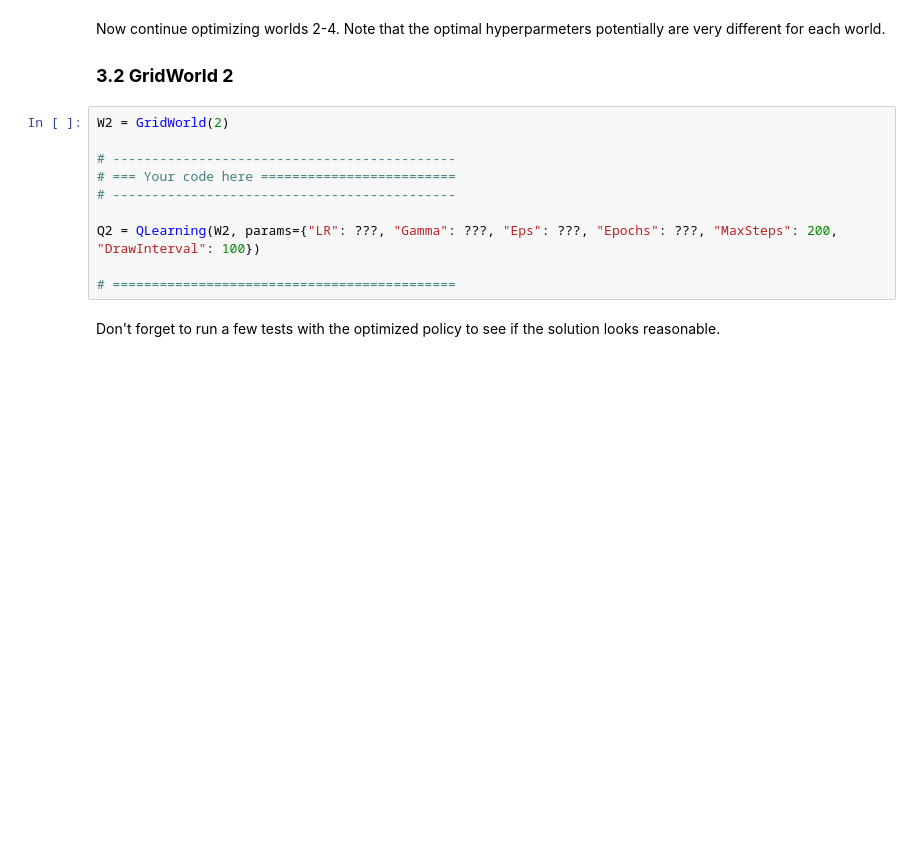
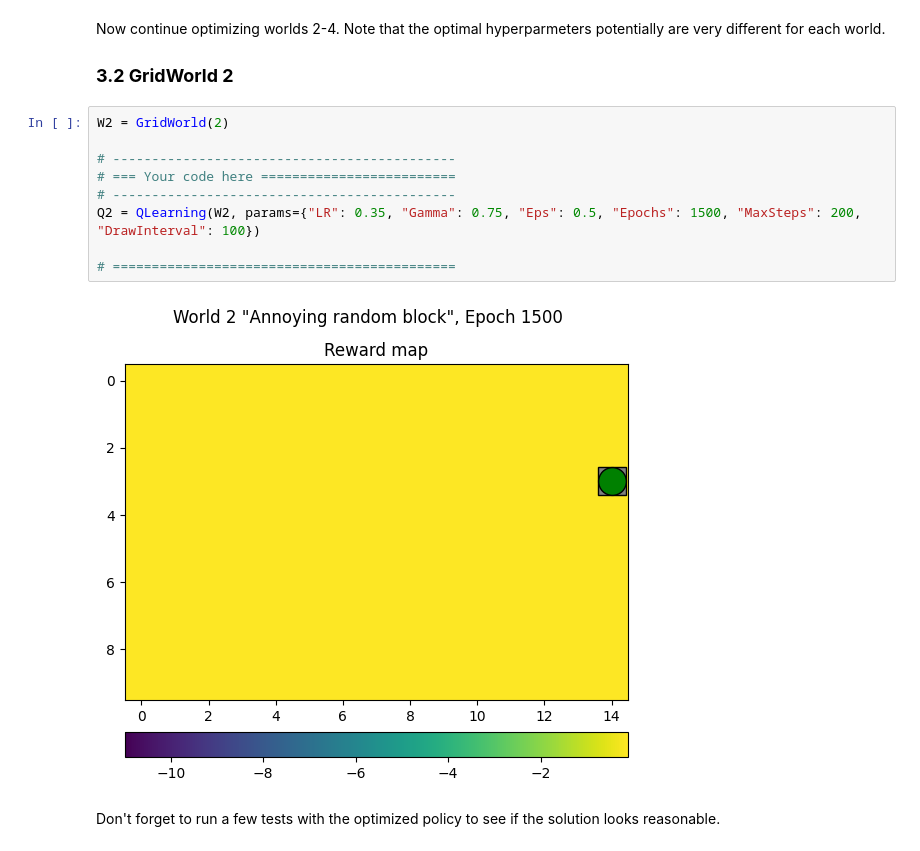
Before and after one commit to Jack-Kolm/TBMI26-labs-2024, a Jupyter notebook: A4_Reinforcement/QLearning.ipynb, the cells around one changed output. Drawn from its saved outputs; the diff is of its cells as text; blank space fills up the shorter version.

```diff
--- a/A4_Reinforcement/QLearning.ipynb
+++ b/A4_Reinforcement/QLearning.ipynb
@@ -255,13 +257,14 @@ Now continue optimizing worlds 2-4. Note that the optimal hyperparmeters potenti
 # %%
 W2 = GridWorld(2)
 
 # --------------------------------------------
 # === Your code here =========================
 # --------------------------------------------
-
-Q2 = QLearning(W2, params={"LR": ???, "Gamma": ???, "Eps": ???, "Epochs": ???, "MaxSteps": 200, "DrawInterval": 100})
+Q2 = QLearning(W2, params={"LR": 0.35, "Gamma": 0.75, "Eps": 0.5, "Epochs": 1500, "MaxSteps": 200, "DrawInterval": 100})
 
 # ============================================
+# %% [output]
+[figure, added]
 # %% [markdown]
 Don't forget to run a few tests with the optimized policy to see if the solution looks reasonable.
 # %%
```
Also changed, not shown: parts of 9 cells of this notebook.
